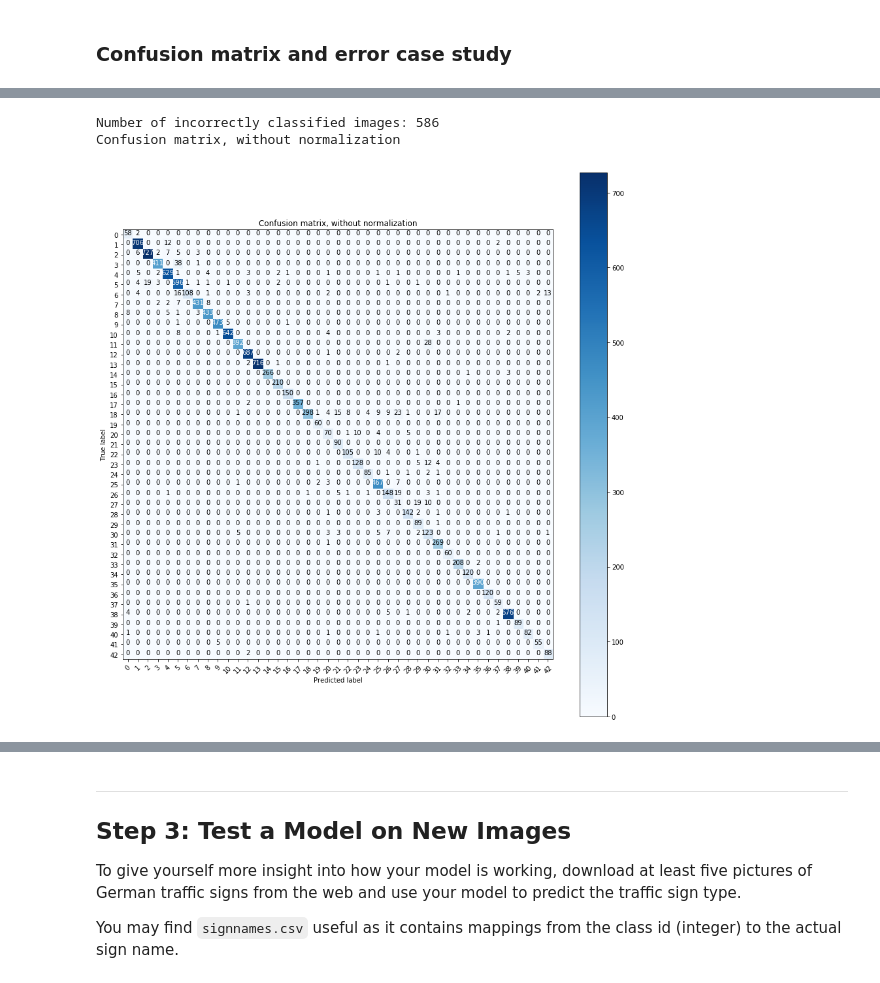
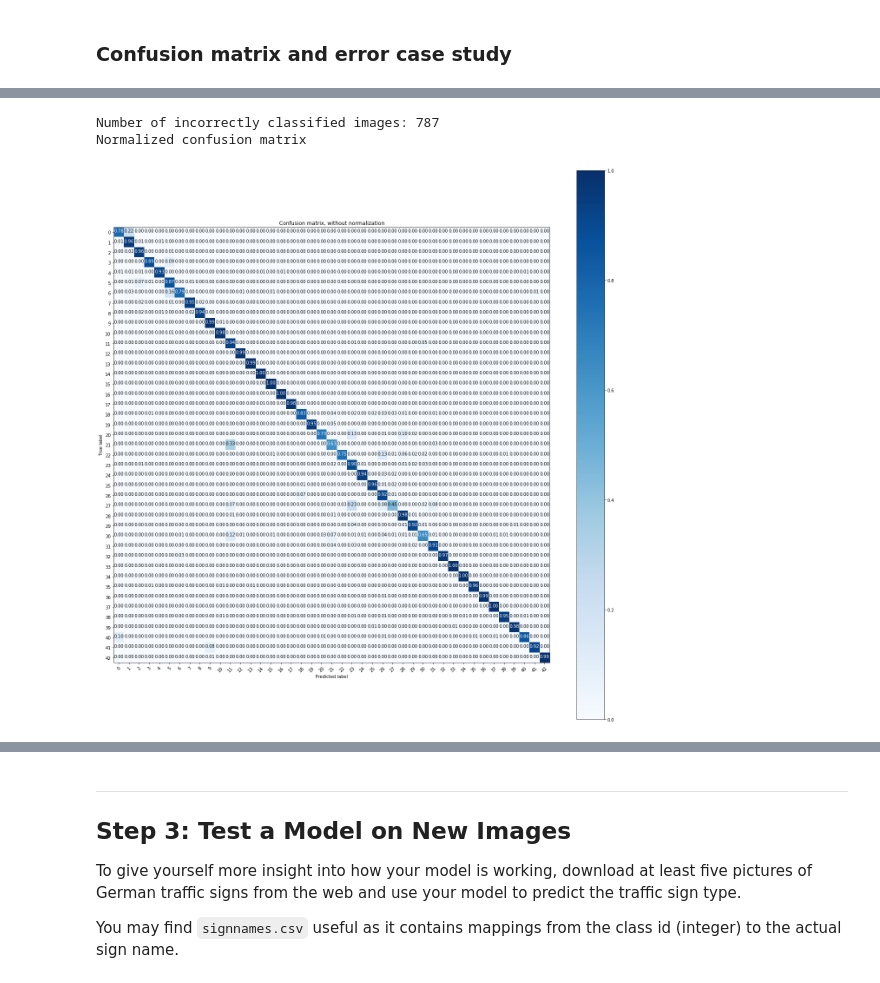
Before and after one commit to ymlai87416/CarND-Traffic-Sign-Classifier-Project, a Jupyter notebook: Traffic_Sign_Classifier.ipynb, the cells around one changed output, grey strips where cells are left out. Saved outputs shown, nothing was run; the diff lists cells and outputs as text; code cells hidden in the pictures.

```diff
--- a/Traffic_Sign_Classifier.ipynb
+++ b/Traffic_Sign_Classifier.ipynb
@@ -514,0 +589,4 @@ Test Accuracy = 0.932
+# %%
+lenet = LeNetClassifier()
+
+lenet.train(input_X_train, y_train_augmented, input_X_valid, y_valid)
@@ -601,21 +715,0 @@ with graph_mscnn.as_default():
-# %%
-with tf.Session(graph=graph_mscnn) as sess:
-    sess.run(tf.global_variables_initializer())
-    num_examples = len(input_X_train)
-
-    print("Training...")
-    print()
-    for i in range(EPOCHS):
-        input_X_train, y_train_augmented = shuffle(input_X_train, y_train_augmented)
-        for offset in tqdm(range(0, num_examples, BATCH_SIZE)):
-            end = offset + BATCH_SIZE
-            batch_x, batch_y = input_X_train[offset:end], y_train_augmented[offset:end]
-            sess.run(training_operation, feed_dict={x: batch_x, y: batch_y})
-
-        validation_accuracy = evaluate(input_X_valid, y_valid)
-        print("EPOCH {} ...".format(i+1))
-        print("Validation Accuracy = {:.3f}".format(validation_accuracy))
-        print()
-
-    saver.save(sess, './mscnn')
-    print("Model saved")
@@ -687,0 +754,4 @@ INFO:tensorflow:Restoring parameters from .\mscnn
+# %%
+pred_test = lenet.predict(input_X_test)
+wrong_pred = X_test[pred_test != y_test]
+displayData(wrong_pred[0:100], 32, 32, 3)
@@ -688,9 +762,6 @@ INFO:tensorflow:Restoring parameters from .\mscnn
 # %%
-import sklearn.metrics
-import itertools
-
 print("Number of incorrectly classified images: %d" % len(wrong_pred))
-cnf_matrix = sklearn.metrics.confusion_matrix(y_test, pre_test)
+cnf_matrix = sklearn.metrics.confusion_matrix(y_test, pred_test)
 
 def plot_confusion_matrix(cm, classes,
                           normalize=False,
@@ -699,35 +770,35 @@ def plot_confusion_matrix(cm, classes,
     """
     This function prints and plots the confusion matrix.
     Normalization can be applied by setting `normalize=True`.
     """
     if normalize:
         cm = cm.astype('float') / cm.sum(axis=1)[:, np.newaxis]
         print("Normalized confusion matrix")
     else:
         print('Confusion matrix, without normalization')
 
     plt.imshow(cm, interpolation='nearest', cmap=cmap)
     plt.title(title)
     plt.colorbar()
     tick_marks = np.arange(len(classes))
     plt.xticks(tick_marks, classes, rotation=45)
     plt.yticks(tick_marks, classes)
 
     fmt = '.2f' if normalize else 'd'
     thresh = cm.max() / 2.
     for i, j in itertools.product(range(cm.shape[0]), range(cm.shape[1])):
         plt.text(j, i, format(cm[i, j], fmt),
                  horizontalalignment="center",
                  color="white" if cm[i, j] > thresh else "black")
 
     plt.tight_layout()
     plt.ylabel('True label')
     plt.xlabel('Predicted label')
 
-plt.figure(figsize=(12,12))
-plot_confusion_matrix(cnf_matrix, classes=signnames,
+plt.figure(figsize=(18,18))
+plot_confusion_matrix(cnf_matrix, classes=signnames, normalize=True,
                       title='Confusion matrix, without normalization')
 # %% [output]
-Number of incorrectly classified images: 586
-Confusion matrix, without normalization
+Number of incorrectly classified images: 787
+Normalized confusion matrix
-[figure, old version]
+[figure, new version]
```
Also changed, not shown: parts of 44 cells of this notebook, 11 other files.
